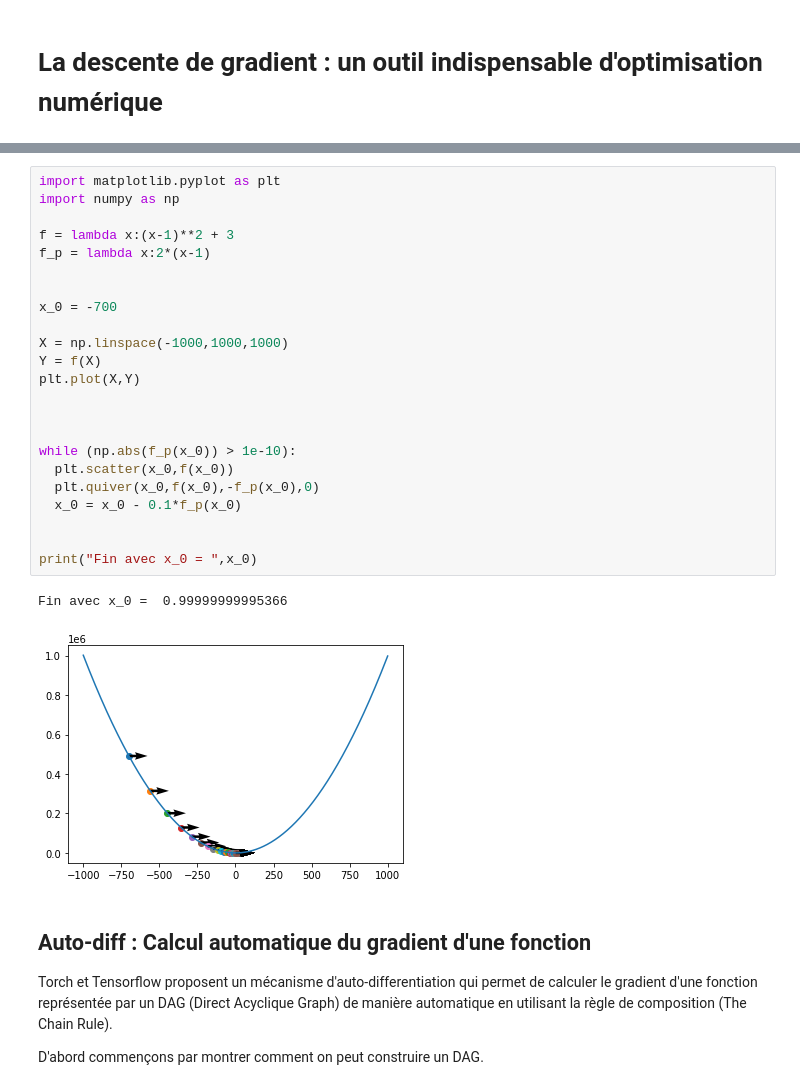
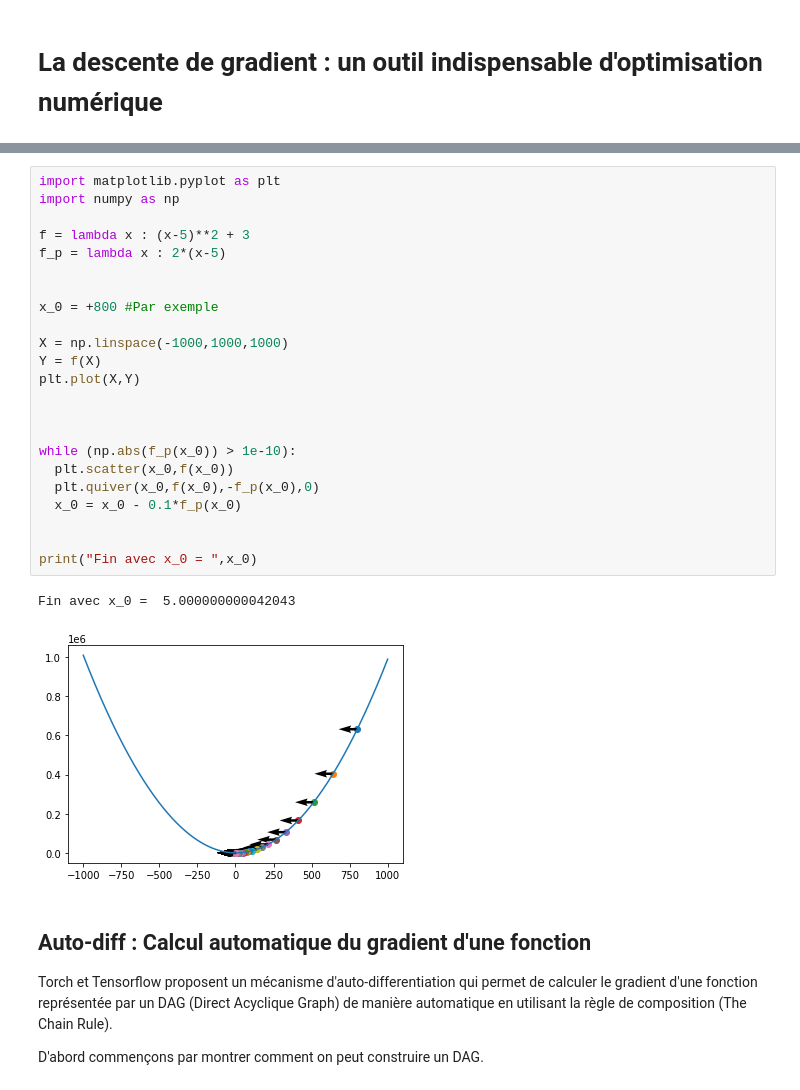
Before and after one commit to ouaguenouni/MCNN_Training, a Jupyter notebook: Séance_0_Prérequis_en_Algèbre_et_en_Optimisation.ipynb, the cells around one changed output, grey strips where cells are left out. Cells and saved outputs as stored; diff of their text form.

```diff
--- a/Séance_0_Prérequis_en_Algèbre_et_en_Optimisation.ipynb
+++ b/Séance_0_Prérequis_en_Algèbre_et_en_Optimisation.ipynb
@@ -15,29 +31,29 @@ D'abord essayons d'afficher ces deux fonctions pour investiger un moyen graphiqu
 # %%
 import matplotlib.pyplot as plt
 import numpy as np
 
-f = lambda x:(x-1)**2 + 3
-f_p = lambda x:2*(x-1)
+f = lambda x : (x-5)**2 + 3
+f_p = lambda x : 2*(x-5)
 
 
-x_0 = -700
+x_0 = +800 #Par exemple
 
 X = np.linspace(-1000,1000,1000)
 Y = f(X)
 plt.plot(X,Y)
 
 
 
 while (np.abs(f_p(x_0)) > 1e-10):
   plt.scatter(x_0,f(x_0))
   plt.quiver(x_0,f(x_0),-f_p(x_0),0)
   x_0 = x_0 - 0.1*f_p(x_0)
 
 
 print("Fin avec x_0 = ",x_0)
 # %% [output]
-Fin avec x_0 =  0.99999999995366
+Fin avec x_0 =  5.000000000042043
-[figure, old version]
+[figure, new version]
 # %% [markdown]
 ## Auto-diff : Calcul automatique du gradient d'une fonction
 Torch et Tensorflow proposent un mécanisme d'auto-differentiation qui permet de calculer le gradient d'une fonction représentée par un DAG (Direct Acyclique Graph) de manière automatique en utilisant la règle de composition (The Chain Rule).
```
Also changed, not shown: parts of 36 cells of this notebook.
